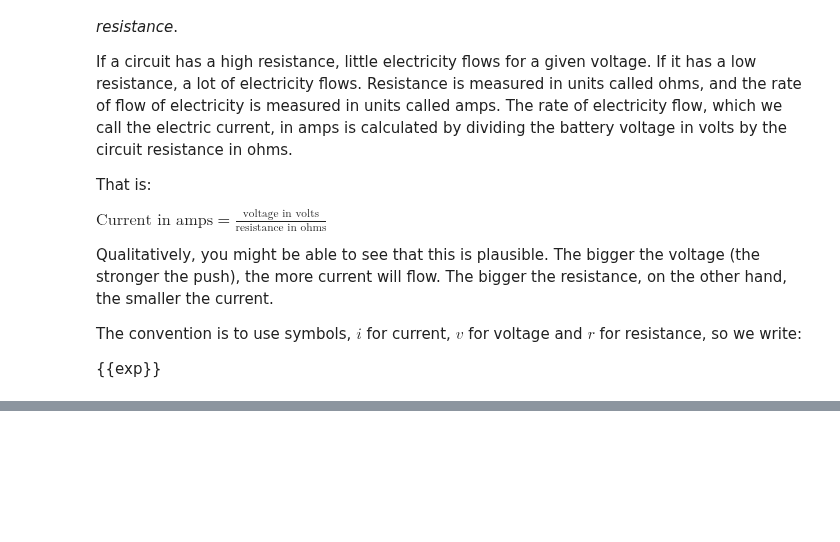
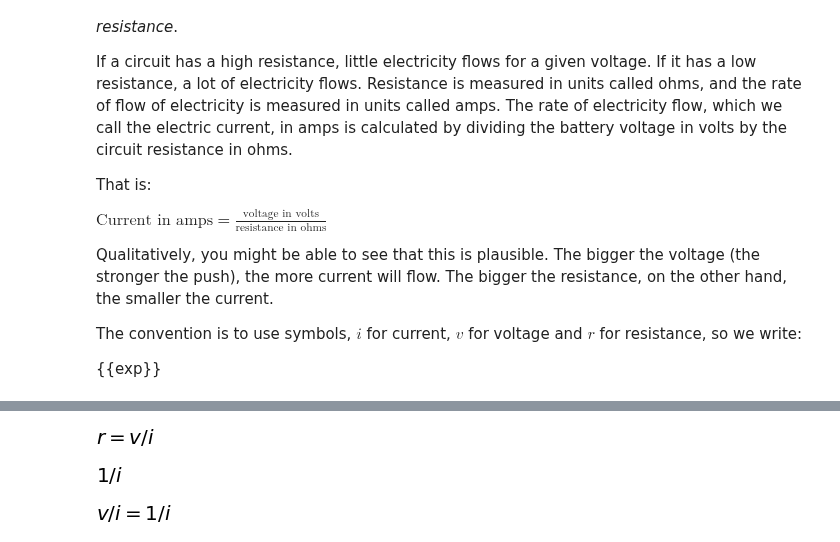
Before and after one commit to psychemedia/showntell, a Jupyter notebook: OpenLearn_ICTs_Information.ipynb, the cells around one changed output, grey strips where cells are left out. Cells and saved outputs as stored; diff of their text form; code cells hidden in the pictures; blank space fills up the shorter version.

```diff
--- a/OpenLearn - ICTs - Information.ipynb
+++ b/OpenLearn_ICTs_Information.ipynb
@@ -68,0 +69,14 @@ Figure 13 The formula triangle for Ohm's law
+# %%
+#Solve the original equation for r
+Eq(r,solve(exp, r)[0])
+# %% [output]
+[figure, added]
+# %%
+solve(exp, r)[0]
+# %% [output]
+[figure, added]
+# %%
+#Not sure why this doesn't work?
+Eq(solve(exp, r)[0],solve(exp, r)[0].subs({v:1,i:1000}))
+# %% [output]
+[figure, added]
```
Also changed, not shown: parts of 3 cells of this notebook, 5 other files.
